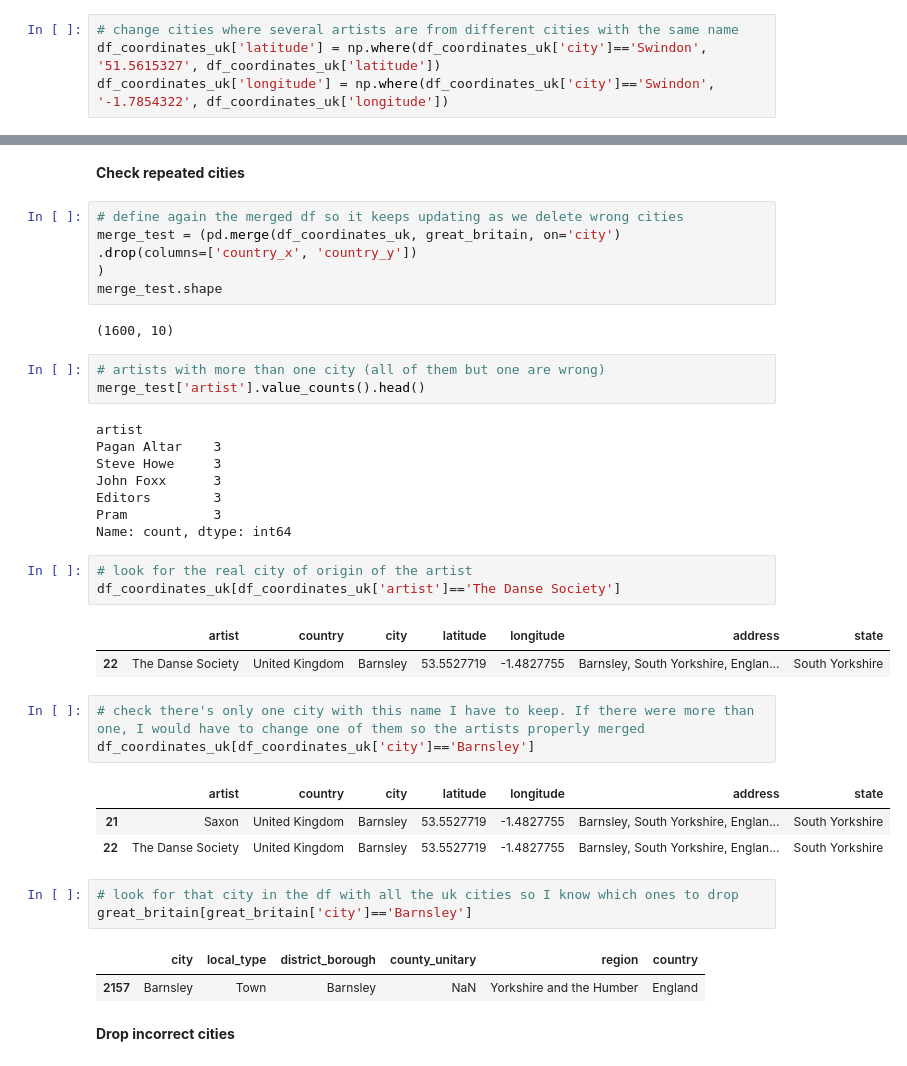
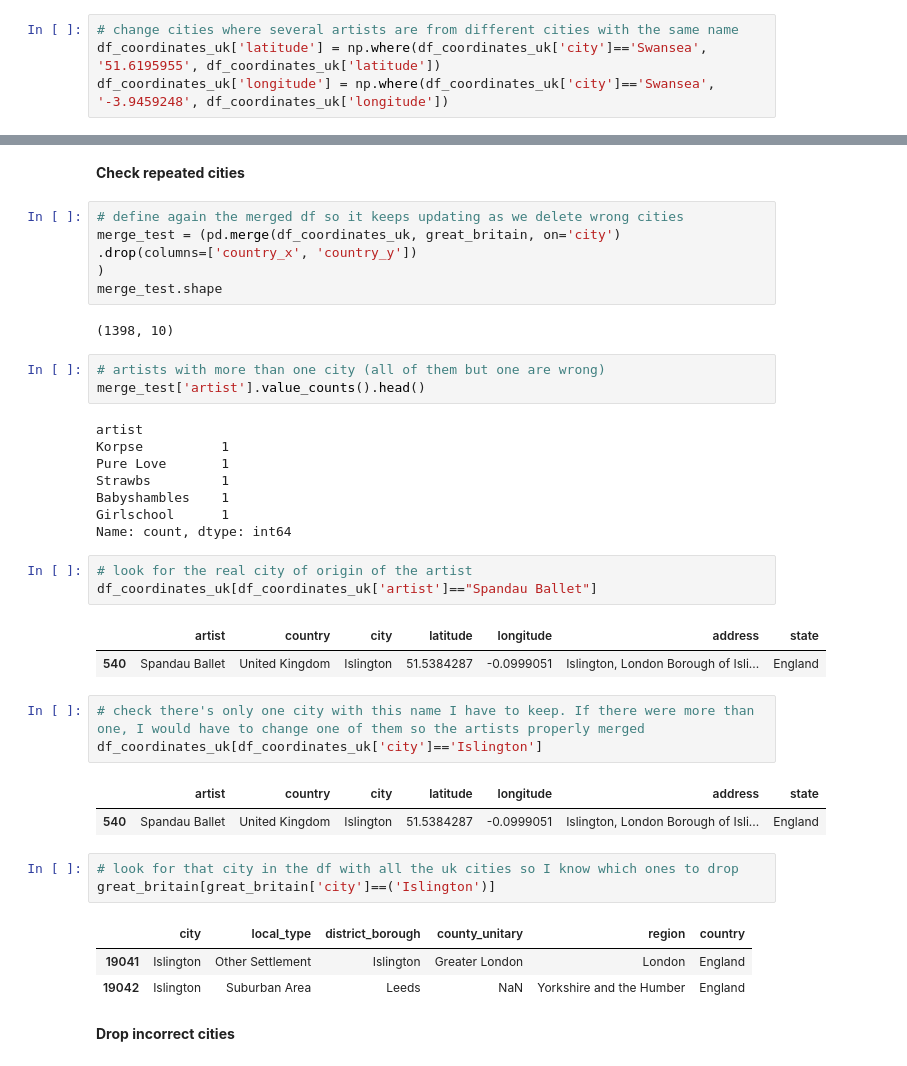
Before and after one commit to arnauog/what_the_rock, a Jupyter notebook: 4 geopy_origins.ipynb, the cells around one changed output, grey strips where cells are left out. Drawn from its saved outputs; the diff is of its cells as text.

```diff
--- a/4 geopy_origins.ipynb
+++ b/4 geopy_origins.ipynb
@@ -2878,8 +2869,8 @@ great_britain.shape
 df_coordinates_uk['city'] = np.where(df_coordinates_uk['artist']=='Graham Nash', 'Blackpool', df_coordinates_uk['city'])
 # %%
 # change cities where several artists are from different cities with the same name
-df_coordinates_uk['latitude'] = np.where(df_coordinates_uk['city']=='Swindon', '51.5615327', df_coordinates_uk['latitude'])
-df_coordinates_uk['longitude'] = np.where(df_coordinates_uk['city']=='Swindon', '-1.7854322', df_coordinates_uk['longitude'])
+df_coordinates_uk['latitude'] = np.where(df_coordinates_uk['city']=='Swansea', '51.6195955', df_coordinates_uk['latitude'])
+df_coordinates_uk['longitude'] = np.where(df_coordinates_uk['city']=='Swansea', '-3.9459248', df_coordinates_uk['longitude'])
 # %%
 # great_britain.loc[26369, 'city'] = 'Newport (Isle of Wight)'
 # %%
@@ -2894,36 +2885,36 @@ merge_test = (pd.merge(df_coordinates_uk, great_britain, on='city')
 )
 merge_test.shape
 # %% [output]
-(1600, 10)
+(1398, 10)
 # %%
 # artists with more than one city (all of them but one are wrong)
 merge_test['artist'].value_counts().head()
 # %% [output]
 artist
-Pagan Altar    3
-Steve Howe     3
-John Foxx      3
-Editors        3
-Pram           3
+Korpse          1
+Pure Love       1
+Strawbs         1
+Babyshambles    1
+Girlschool      1
 Name: count, dtype: int64
 # %%
 # look for the real city of origin of the artist
-df_coordinates_uk[df_coordinates_uk['artist']=='The Danse Society']
+df_coordinates_uk[df_coordinates_uk['artist']=="Spandau Ballet"]
 # %% [output]
 |  | artist | country | city | latitude | longitude | address | state |
-| 22 | The Danse Society | United Kingdom | Barnsley | 53.5527719 | -1.4827755 | Barnsley, South Yorkshire, Englan... | South Yorkshire |
+| 540 | Spandau Ballet | United Kingdom | Islington | 51.5384287 | -0.0999051 | Islington, London Borough of Isli... | England |
 # %%
 # check there's only one city with this name I have to keep. If there were more than one, I would have to change one of them so the artists properly merged
-df_coordinates_uk[df_coordinates_uk['city']=='Barnsley']
+df_coordinates_uk[df_coordinates_uk['city']=='Islington']
 # %% [output]
 |  | artist | country | city | latitude | longitude | address | state |
-| 21 | Saxon | United Kingdom | Barnsley | 53.5527719 | -1.4827755 | Barnsley, South Yorkshire, Englan... | South Yorkshire |
-| 22 | The Danse Society | United Kingdom | Barnsley | 53.5527719 | -1.4827755 | Barnsley, South Yorkshire, Englan... | South Yorkshire |
+| 540 | Spandau Ballet | United Kingdom | Islington | 51.5384287 | -0.0999051 | Islington, London Borough of Isli... | England |
 # %%
 # look for that city in the df with all the uk cities so I know which ones to drop
-great_britain[great_britain['city']=='Barnsley']
+great_britain[great_britain['city']==('Islington')]
 # %% [output]
 |  | city | local_type | district_borough | county_unitary | region | country |
-| 2157 | Barnsley | Town | Barnsley | NaN | Yorkshire and the Humber | England |
+| 19041 | Islington | Other Settlement | Islington | Greater London | London | England |
+| 19042 | Islington | Suburban Area | Leeds | NaN | Yorkshire and the Humber | England |
 # %% [markdown]
 **Drop incorrect cities**
```
Also changed, not shown: parts of 31 cells of this notebook, 4 other files.
